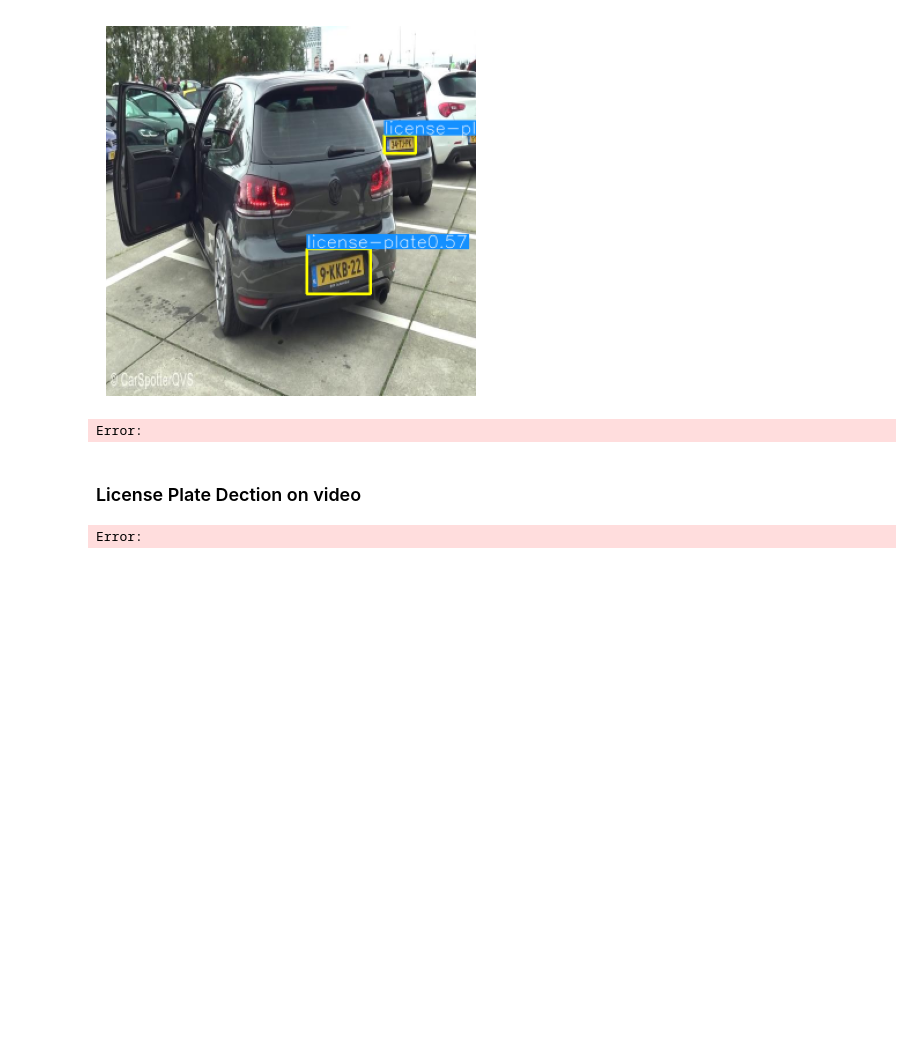
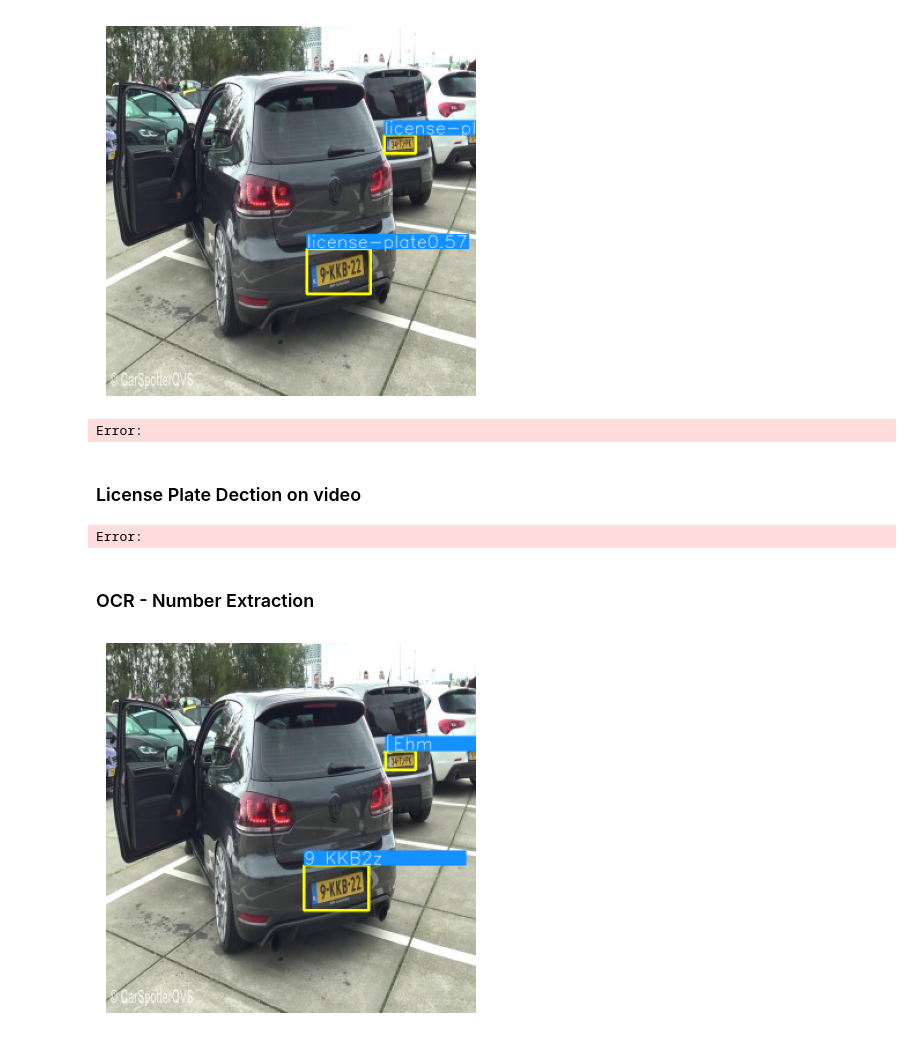
Before and after one commit to JacobJ215/YOLO-NAS-OCR-WebApp, a Jupyter notebook: license_plate_detection.ipynb, the cells around one changed output. Cells and saved outputs as stored; diff of their text form; code cells hidden in the pictures; blank space fills up the shorter version.

Commit message:
created functoins to etract text from images

```diff
--- a/license_plate_detection.ipynb
+++ b/license_plate_detection.ipynb
@@ -146,3 +141,9 @@ video = "./Videos/demo.mp4"
 object_detction_video(video, 0.35)
 # %% [output]
 Error:
+# %% [markdown]
+### OCR - Number Extraction
+# %%
+import easyocr
+
+reader = easyocr.Reader(['en'], gpu=True)
@@ -148,0 +164,39 @@ Error:
+# %%
+def object_detection_ocr(image, confidence):
+    device = "cpu"
+    model = models.get('yolo_nas_s',
+                        num_classes=1,
+                        checkpoint_path='./Checkpoints/ckpt_best.pth').to(device)
+    class_names = ['license-plate']
+
+    result = list(model.predict(image, conf=confidence))[0]
+    bbox_xyxys = result.prediction.bboxes_xyxy.tolist()
+    confidence = result.prediction.confidence
+    labels = result.prediction.labels.tolist()
+
+    for (bbox_xyxy, confidence, cls) in zip(bbox_xyxys, confidence, labels):
+        bbox = np.array(bbox_xyxy)
+        x1, y1, x2, y2 = bbox[0], bbox[1], bbox[2], bbox[3]
+        x1, y1, x2, y2 = int(x1), int(y1), int(x2), int(y2)
+        classname = int(cls)
+        class_name = class_names[classname]
+        conf = math.ceil(confidence*100)/100
+        label = f"{class_name}{conf}"
+        text = ocr_image(image, x1, y1, x2, y2)
+        text_size = cv2.getTextSize(label, 0, fontScale=1, thickness=2)[0]
+        background = x1 + text_size[0], y1 - text_size[1] - 3
+        cv2.rectangle(image, (x1, y1), (x2, y2), (0, 255, 255), 3)
+        cv2.rectangle(image, (x1, y1), background, [255, 144, 20], -1, cv2.LINE_AA)
+        cv2.putText(image, text, (x1, y1-2), 0, 1, [255, 255, 255], thickness=1, lineType=cv2.LINE_AA)
+
+    resize_image = cv2.resize(image, (0, 0), fx=0.5, fy=0.5, interpolation=cv2.INTER_AREA)
+
+    # Display the image using matplotlib
+    plt.imshow(cv2.cvtColor(resize_image, cv2.COLOR_BGR2RGB))
+    plt.axis('off')  # Hide the axis scale and ticks
+    plt.show()
+# %%
+image = cv2.imread(img_url)
+object_detection_ocr(image, 0.45)
+# %% [output]
+[figure, added]
```
Also changed, not shown: parts of 8 cells of this notebook, 3 other files.
